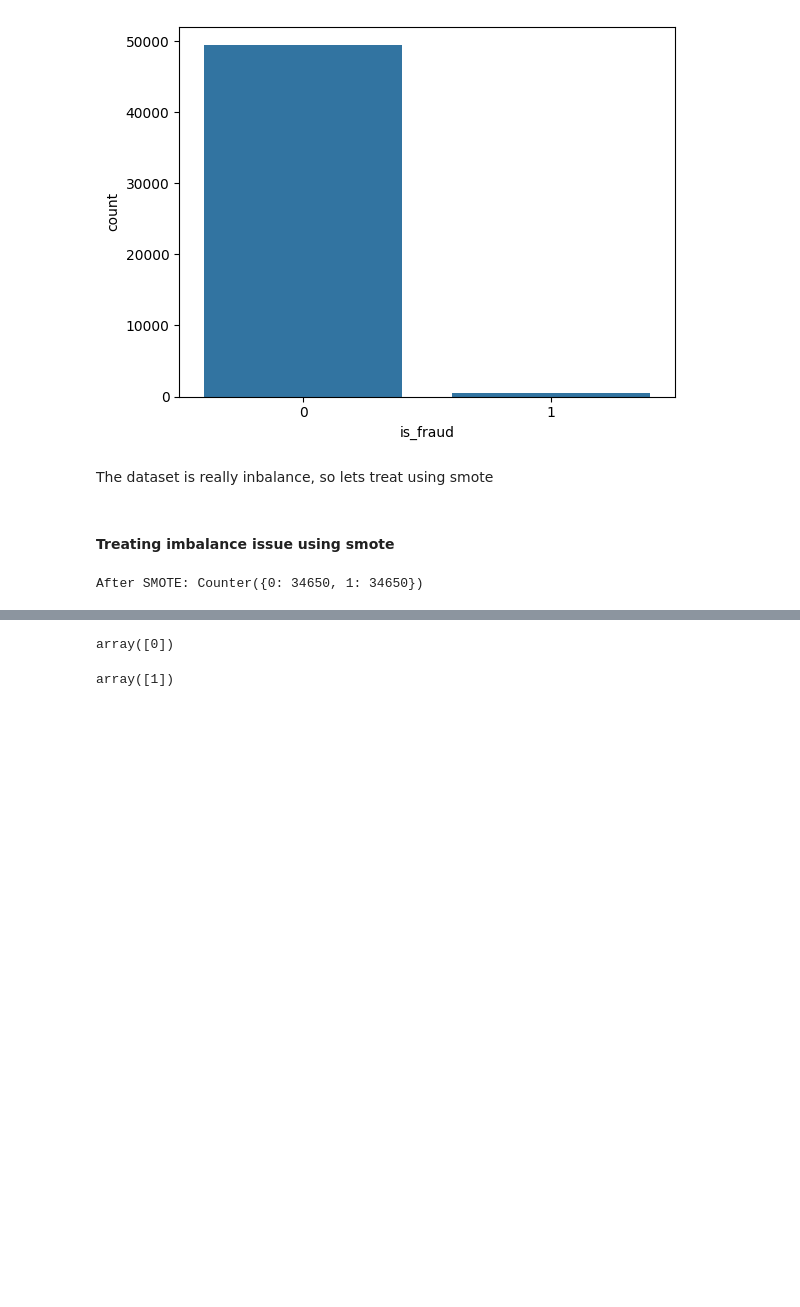
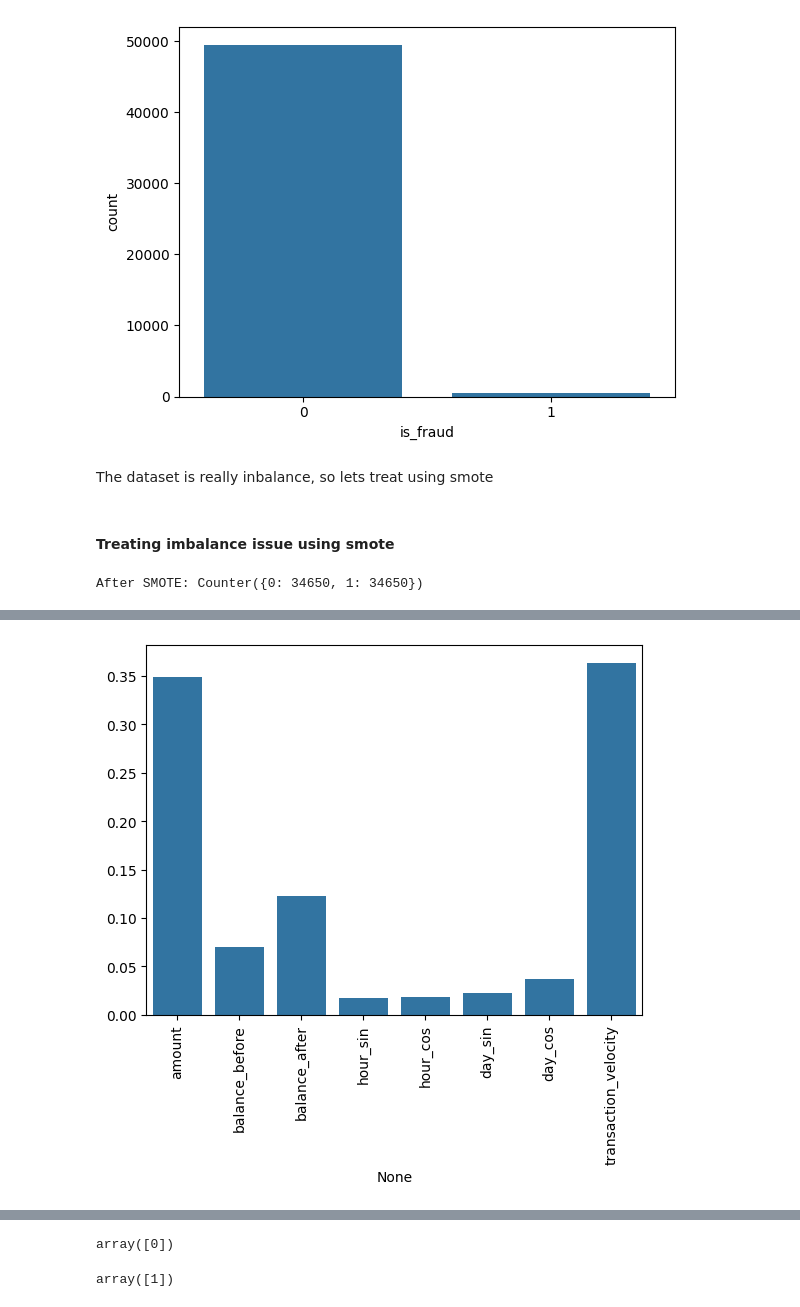
Before and after one commit to promibe/M-Pesa-Fraud-Transaction-Detection-System-, a Jupyter notebook: Fraud_detection.ipynb, the cells around one changed output, grey strips where cells are left out. Drawn from its saved outputs; the diff is of its cells as text; code cells hidden in the pictures; blank space fills up the shorter version.

```diff
--- a/Fraud_detection.ipynb
+++ b/Fraud_detection.ipynb
@@ -368,4 +375,11 @@ print(classification_report(y_test, y_pred_rf))
 weighted avg       1.00      1.00      1.00     15000
+# %%
+#feature importance
+sns.barplot(x=X.columns, y=rf.feature_importances_)
+plt.xticks(rotation=90)
+plt.show()
+# %% [output]
+[figure, added]
 # %%
 roc_auc_score(y_test, y_pred_rf)
 # %% [output]
```
Also changed, not shown: parts of 29 cells of this notebook, 11 other files.
